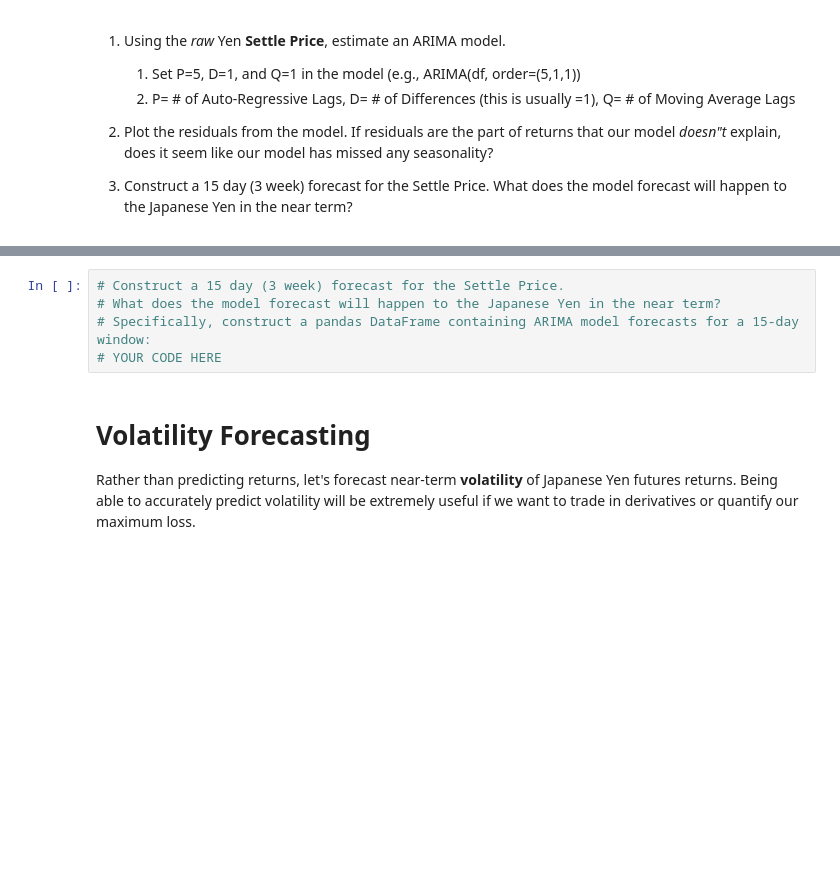
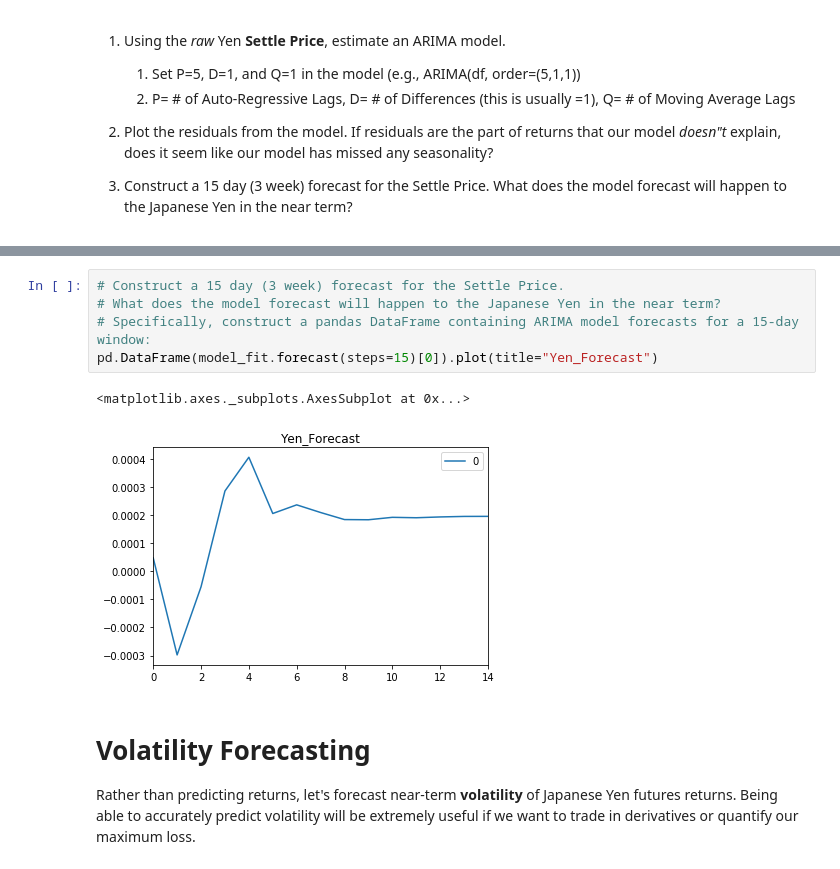
Before and after one commit to stragitech/Yen_Futures, a Jupyter notebook: time_series_analysis.ipynb, the cells around one changed output, grey strips where cells are left out. Saved outputs shown, nothing was run; the diff lists cells and outputs as text; blank space fills up the shorter version.

```diff
--- a/time_series_analysis.ipynb
+++ b/time_series_analysis.ipynb
@@ -381,8 +417,11 @@ print(residuals.describe())
 # %%
 # Construct a 15 day (3 week) forecast for the Settle Price.
 # What does the model forecast will happen to the Japanese Yen in the near term?
 # Specifically, construct a pandas DataFrame containing ARIMA model forecasts for a 15-day window:
-# YOUR CODE HERE
+pd.DataFrame(model_fit.forecast(steps=15)[0]).plot(title="Yen_Forecast")
+# %% [output]
+<matplotlib.axes._subplots.AxesSubplot at 0x...>
+[figure, added]
 # %% [markdown]
  # Volatility Forecasting
 
```
Also changed, not shown: parts of 2 cells of this notebook.
